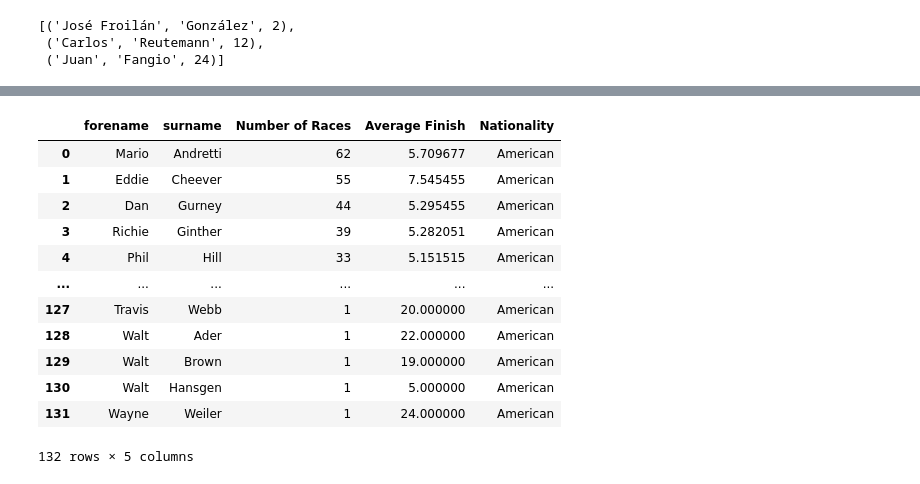
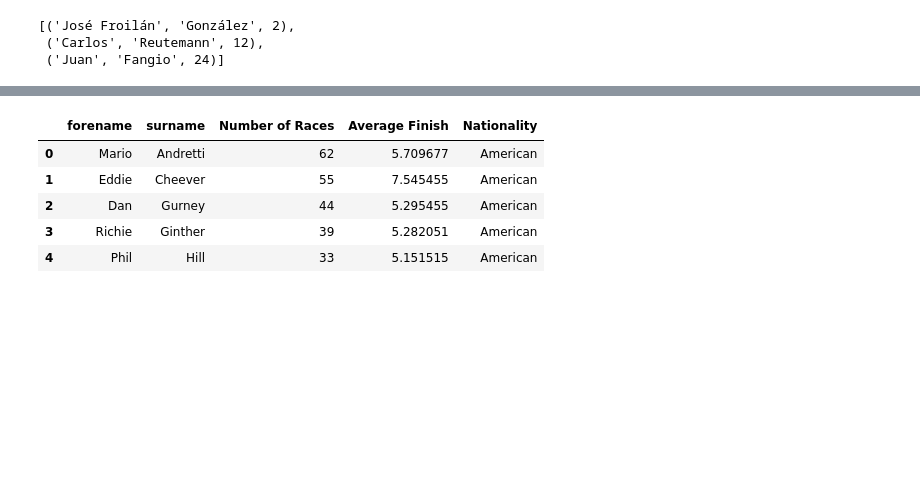
Before and after one commit to KevinPCarney/Project-3-Group-03, a Jupyter notebook: EDA/EDA.ipynb, the cells around one changed output, grey strips where cells are left out. Saved outputs shown, nothing was run; the diff lists cells and outputs as text; code cells hidden in the pictures; blank space fills up the shorter version.

```diff
--- a/EDA/EDA.ipynb
+++ b/EDA/EDA.ipynb
@@ -159,34 +141,27 @@ df4
 # %%
 #bubble chart
 # drivers
 # number of races x
 # average finishing position y
 
 nationality = 'American'
 
 bubble_query = session.query(Drivers.forename, Drivers.surname, func.count(Results.position), func.avg(Results.position), Drivers.nationality).\
     filter(Drivers.driverId == Results.driverId).\
     filter(Drivers.nationality == f"{nationality}").\
     group_by(Drivers.forename, Drivers.surname).\
     order_by(func.count(Results.position).desc()).all()
 
 
 df5 = pd.DataFrame(bubble_query, columns=["forename", "surname", "Number of Races", "Average Finish", "Nationality"])
-df5
+df5.head()
 # %% [output]
 |  | forename | surname | Number of Races | Average Finish | Nationality |
 | 0 | Mario | Andretti | 62 | 5.709677 | American |
 | 1 | Eddie | Cheever | 55 | 7.545455 | American |
 | 2 | Dan | Gurney | 44 | 5.295455 | American |
 | 3 | Richie | Ginther | 39 | 5.282051 | American |
 | 4 | Phil | Hill | 33 | 5.151515 | American |
-| ... | ... | ... | ... | ... | ... |
-| 127 | Travis | Webb | 1 | 20.000000 | American |
-| 128 | Walt | Ader | 1 | 22.000000 | American |
-| 129 | Walt | Brown | 1 | 19.000000 | American |
-| 130 | Walt | Hansgen | 1 | 5.000000 | American |
-| 131 | Wayne | Weiler | 1 | 24.000000 | American |
-132 rows × 5 columns
 # %%
 race_query = session.query(Races.name, Circuits.name, Circuits.country, Races.year, Races.date, Races.round, Constructors.name, Drivers.forename, Drivers.surname, Results.position, Results.rank).\
     filter(Constructors.constructorId == Results.constructorId).\
```
Also changed, not shown: parts of 5 cells of this notebook, 3 other files.
